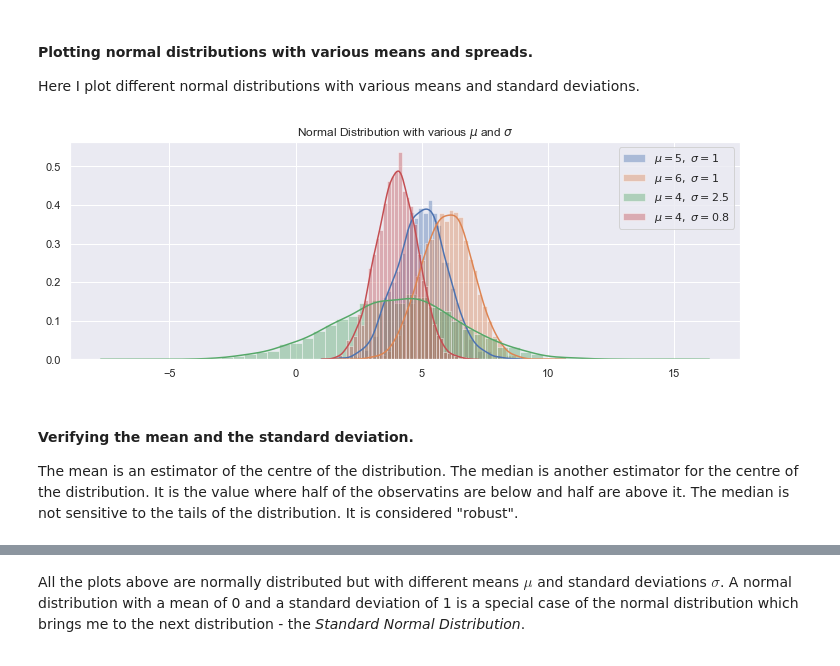
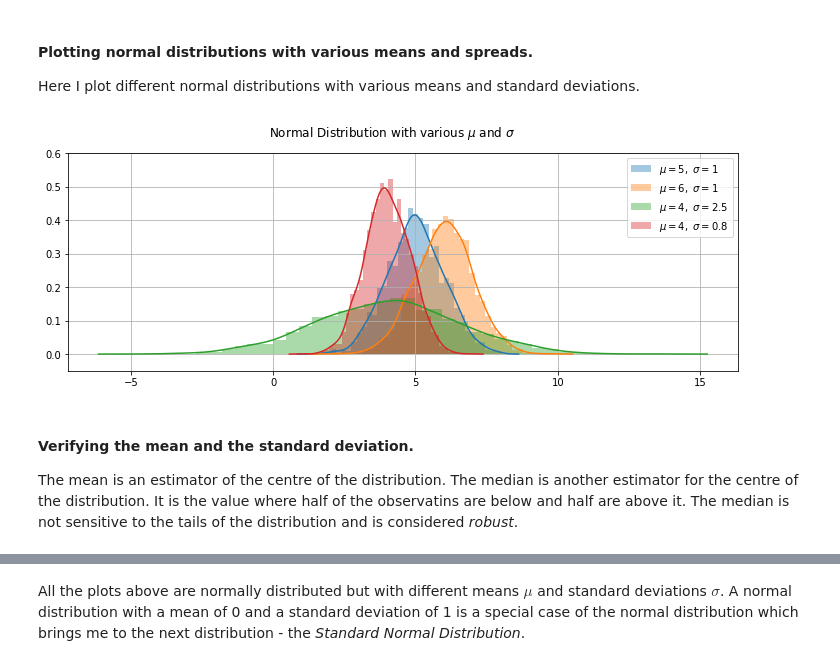
Before and after one commit to angela1C/Programming-for-Data-Analysis-numpy.random-project-2019, a Jupyter notebook: NumpyRandom.ipynb, the cells around one changed output, grey strips where cells are left out. Drawn from its saved outputs; the diff is of its cells as text; code cells hidden in the pictures.

```diff
--- a/NumpyRandom.ipynb
+++ b/NumpyRandom.ipynb
@@ -726,29 +722,31 @@ Below is a plot of 4 normal distribution functions using different values for th
 
 Here I plot different normal distributions with various means and standard deviations.
 # %%
-# Generate a random datasets using random.normal
+# Generate some random datasets using random.normal
 loc,scale,size = 5,1,3000
 
 sample1 = np.random.normal(loc,scale,size)
 sample2 = np.random.normal(loc+1, scale,size)
 sample3 = np.random.normal(loc-1,scale+1.5,size)
 sample4 = np.random.normal(loc-1,scale-0.2, 3000)
-plt.figure(figsize=(12,4))
-# using seaborn distplot functions to plot
+
+# set up the plot figure
+plt.figure(figsize=(12,4))  # set the size of the figure
+# using seaborn distplot functions to plot given loc(mean) and scale(standard deviation)
 sns.distplot(sample1,label="$\mu=5,\ \sigma=1$")
 sns.distplot(sample2, label ="$\mu=6,\ \sigma=1$")
 sns.distplot(sample3, label="$\mu=4,\ \sigma=2.5$")
 sns.distplot(sample4, label ="$\mu=4,\ \sigma=0.8$")
 plt.legend(loc="best")
-
-plt.title('Normal Distribution with various $\mu$ and $\sigma$')
+plt.ylim([-0.05, 0.6]) # set the plot limits on the y-axis
+plt.suptitle('Normal Distribution with various $\mu$ and $\sigma$')
 plt.grid(True)
 # %% [output]
-[figure, old version]
+[figure, new version]
 # %% [markdown]
 #### Verifying the mean and the standard deviation.
 The mean is an estimator of the centre of the distribution. The median is another estimator for the centre of the distribution. It is the value where half of the observatins are below and half are above it.
-The median is not sensitive to the tails of the distribution. It is considered "robust".
+The median is not sensitive to the tails of the distribution and is considered *robust*.
 # %%
 print('The means of the distributions are \n sample1: %.3f, sample2: %.3f, sample3: %.3f and sample 4:%.3f' % (np.mean(sample1), np.mean(sample2),np.mean(sample3),np.mean(sample4)))
 print('The medians of the distributions are \n sample1: %.3f, sample2: %.3f, sample3: %.3f and sample 4:%.3f' % (np.median(sample1), np.median(sample2),np.median(sample3),np.median(sample4)))
```
Also changed, not shown: parts of 51 cells of this notebook, 9 other files.
